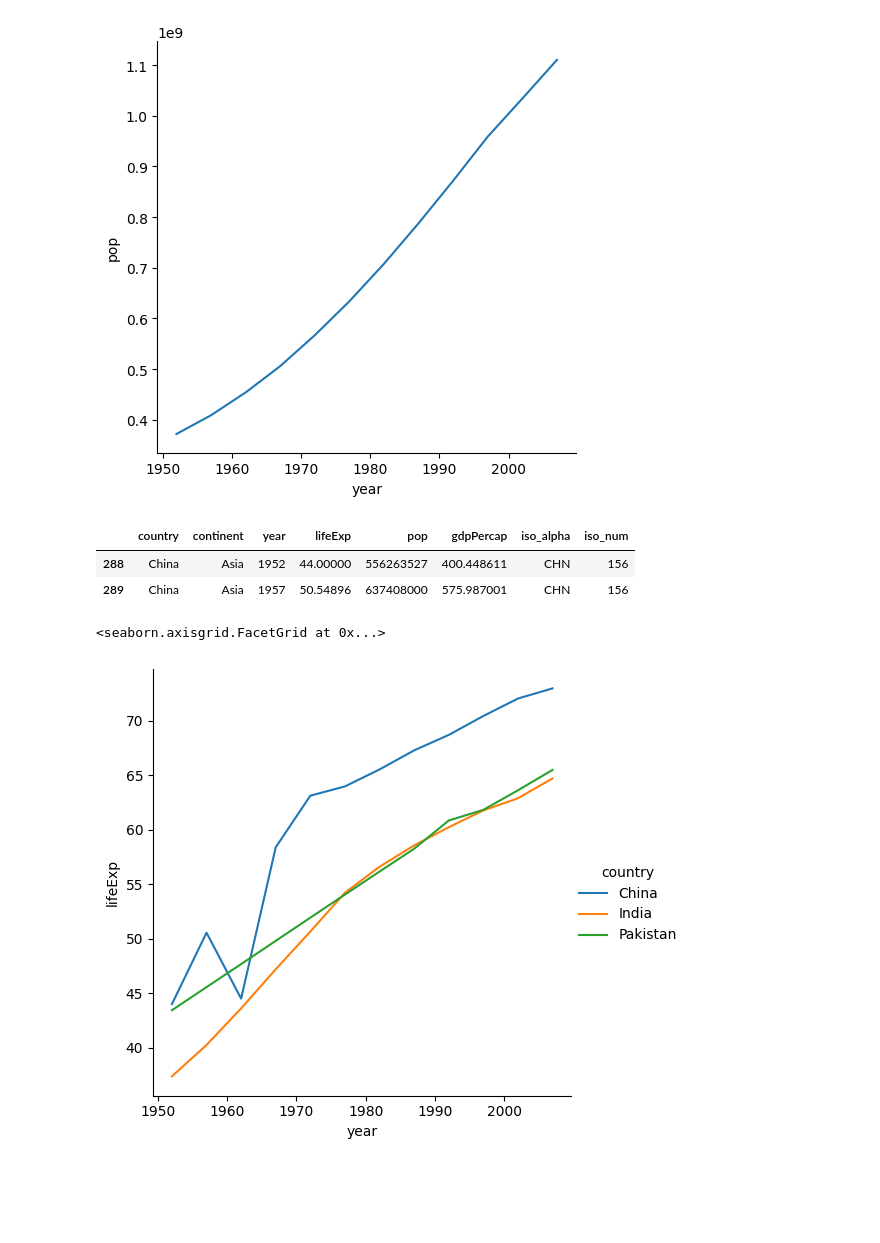
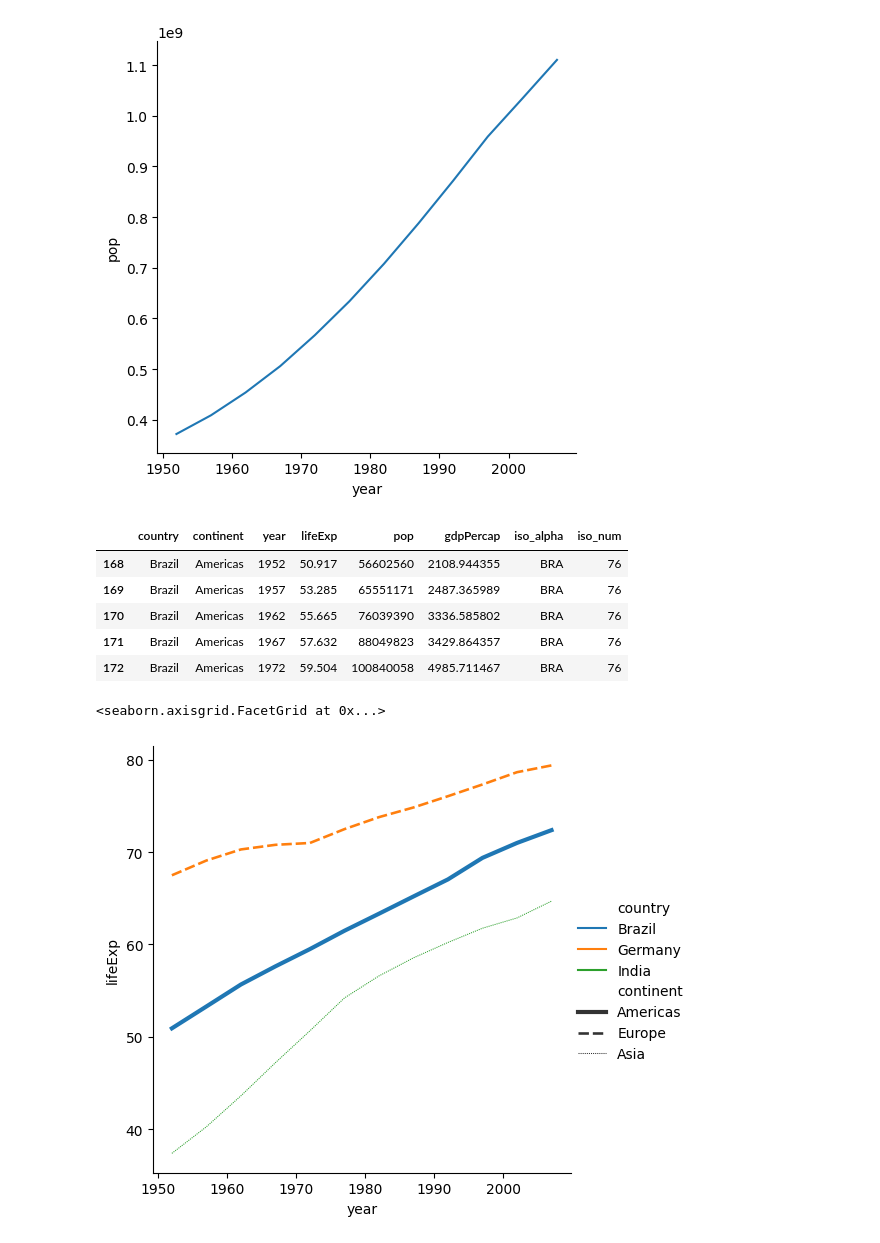
Before and after one commit to JARVIS20240/Python_pandas_for_DS-ML, a Jupyter notebook: Ch-9_Seaborn/01_Bais.ipynb, the cells around one changed output. Saved outputs shown, nothing was run; the diff lists cells and outputs as text; code cells hidden in the pictures; blank space fills up the shorter version.

```diff
--- a/Ch-9_Seaborn/01_Bais.ipynb
+++ b/Ch-9_Seaborn/01_Bais.ipynb
@@ -80,16 +80,18 @@ sns.relplot(data=india_df, x="year", y="pop", kind="line")
 <seaborn.axisgrid.FacetGrid at 0x...>
 [figure]
 # %%
-# hue -> style
-temp_df = gap[gap['country'].isin(['India', 'Pakistan', 'China'])]
+temp_df = gap[gap['country'].isin(['India', 'Brazil', 'Germany'])]
 temp_df.head()
 # %% [output]
 |  | country | continent | year | lifeExp | pop | gdpPercap | iso_alpha | iso_num |
-| 288 | China | Asia | 1952 | 44.00000 | 556263527 | 400.448611 | CHN | 156 |
-| 289 | China | Asia | 1957 | 50.54896 | 637408000 | 575.987001 | CHN | 156 |
+| 168 | Brazil | Americas | 1952 | 50.917 | 56602560 | 2108.944355 | BRA | 76 |
+| 169 | Brazil | Americas | 1957 | 53.285 | 65551171 | 2487.365989 | BRA | 76 |
+| 170 | Brazil | Americas | 1962 | 55.665 | 76039390 | 3336.585802 | BRA | 76 |
+| 171 | Brazil | Americas | 1967 | 57.632 | 88049823 | 3429.864357 | BRA | 76 |
+| 172 | Brazil | Americas | 1972 | 59.504 | 100840058 | 4985.711467 | BRA | 76 |
 # %%
-# side by side plot:
-sns.relplot(kind="line", data=temp_df, x="year", y="lifeExp", hue='country')
+# hue -> style
+sns.relplot(kind="line", data=temp_df, x="year", y="lifeExp", hue='country', style="continent", size="continent")
 # %% [output]
 <seaborn.axisgrid.FacetGrid at 0x...>
-[figure, old version]
+[figure, new version]
```
Also changed, not shown: parts of 2 cells of this notebook.
